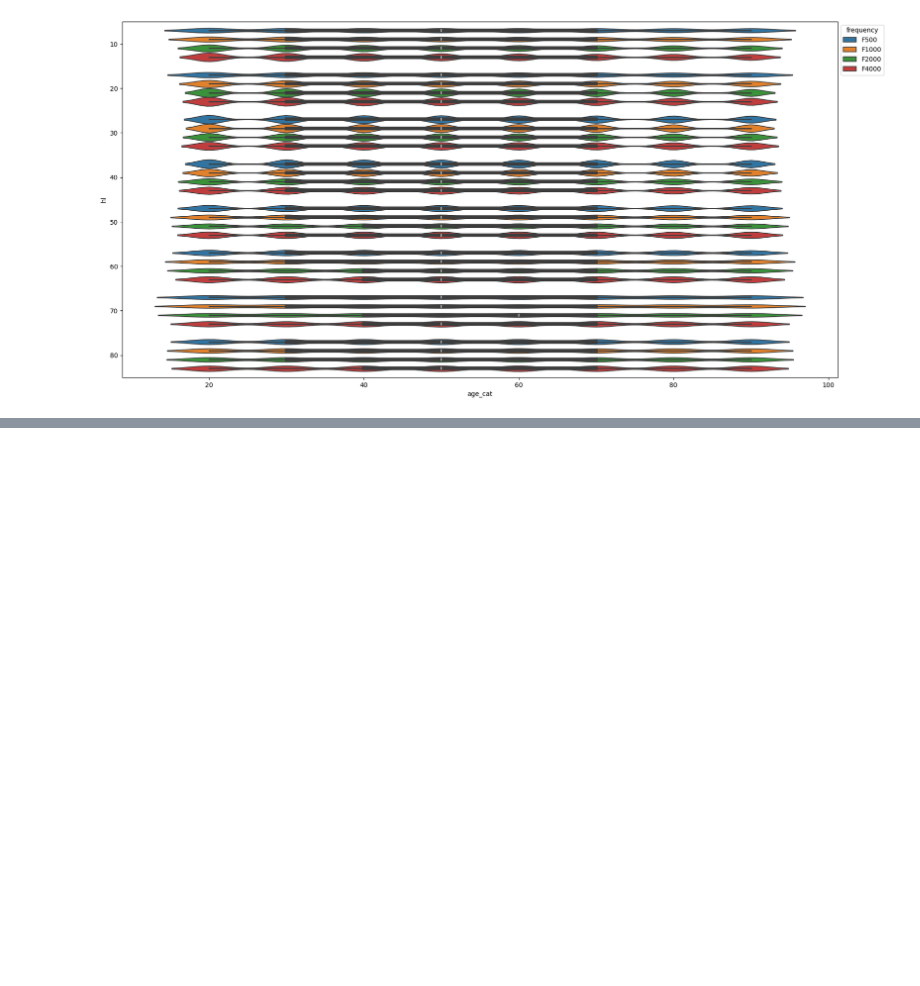
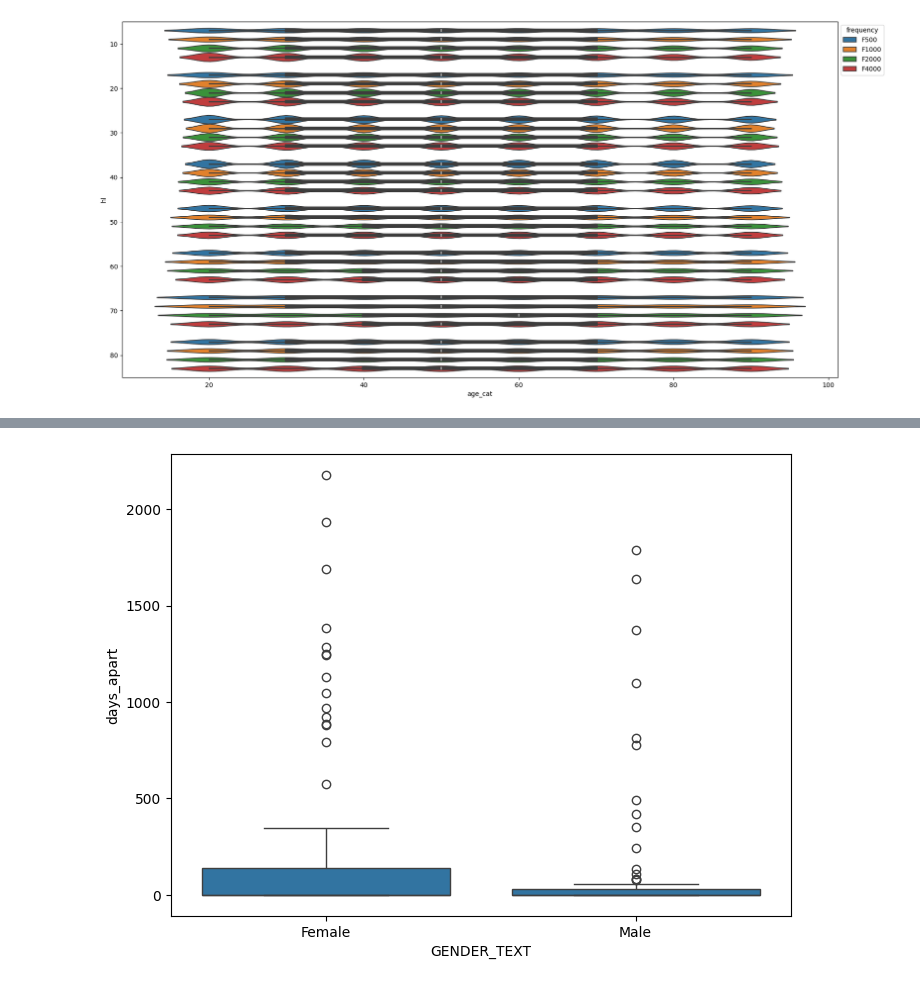
Before and after one commit to marianocabezas/hearing, a Jupyter notebook: warehouse.ipynb, the cells around one changed output, grey strips where cells are left out. Saved outputs shown, nothing was run; the diff lists cells and outputs as text; code cells hidden in the pictures; blank space fills up the shorter version.

```diff
--- a/warehouse.ipynb
+++ b/warehouse.ipynb
@@ -438,0 +473,17 @@ sn.move_legend(ax, 'upper left', bbox_to_anchor=(1, 1))
+# %%
+df = pd.read_excel(os.path.join(data_dir, 'intervention_day_count.xlsx'))
+
+def create_box_plot(df, title, x_label, y_label):
+
+  # Create the box plot
+  plt.figure(figsize=(8, 6))  # Set the figure size
+  sn.boxplot(x=x_label, y=y_label, data=df)
+
+  # Add title and labels
+  # plt.title(title)
+  plt.xlabel(x_label)
+  plt.ylabel(y_label)
+
+create_box_plot(df, "Days from query to intervention", "GENDER_TEXT", "days_apart")
+# %% [output]
+[figure, added]
```
Also changed, not shown: parts of 4 cells of this notebook, 21 other files.
